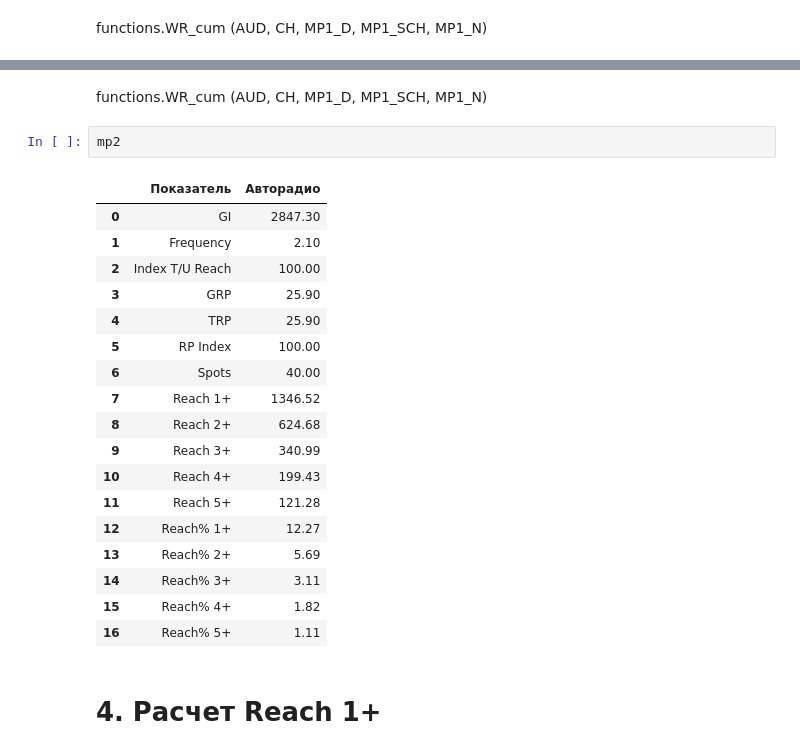
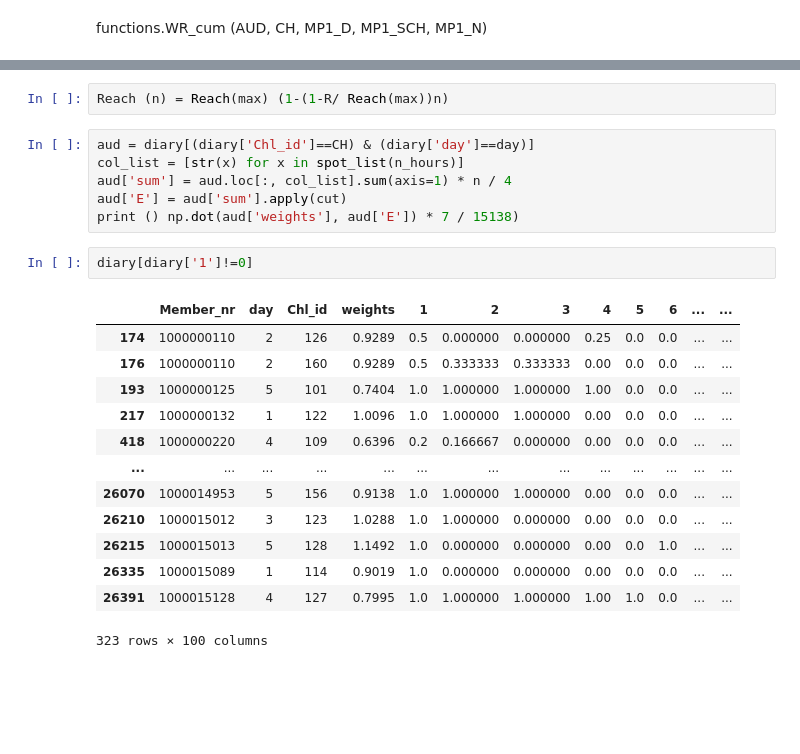
Before and after one commit to EugenePolkov/Radio, a Jupyter notebook: Radio.ipynb, the cells around one changed output, grey strips where cells are left out. Cells and saved outputs as stored; diff of their text form; blank space fills up the shorter version.

Commit message:
Radio (GRP и почти весь Reach)

```diff
--- a/Radio.ipynb
+++ b/Radio.ipynb
@@ -197,25 +313,24 @@ mp2
-# %% [markdown]
-functions.WR_cum (AUD, CH, MP1_D, MP1_SCH, MP1_N)
-# %%
-mp2
-# %% [output]
-|  | Показатель | Авторадио |
-| 0 | GI | 2847.30 |
-| 1 | Frequency | 2.10 |
-| 2 | Index T/U Reach | 100.00 |
-| 3 | GRP | 25.90 |
-| 4 | TRP | 25.90 |
-| 5 | RP Index | 100.00 |
-| 6 | Spots | 40.00 |
-| 7 | Reach 1+ | 1346.52 |
-| 8 | Reach 2+ | 624.68 |
-| 9 | Reach 3+ | 340.99 |
-| 10 | Reach 4+ | 199.43 |
-| 11 | Reach 5+ | 121.28 |
-| 12 | Reach% 1+ | 12.27 |
-| 13 | Reach% 2+ | 5.69 |
-| 14 | Reach% 3+ | 3.11 |
-| 15 | Reach% 4+ | 1.82 |
-| 16 | Reach% 5+ | 1.11 |
-# %% [markdown]
-# 4. Расчет Reach 1+
+# %%
+Reach (n) = Reach(max) (1-(1-R/ Reach(max))n)
+# %%
+aud = diary[(diary['Chl_id']==CH) & (diary['day']==day)]
+col_list = [str(x) for x in spot_list(n_hours)]
+aud['sum'] = aud.loc[:, col_list].sum(axis=1) * n / 4
+aud['E'] = aud['sum'].apply(cut)
+print () np.dot(aud['weights'], aud['E']) * 7 / 15138)
+# %%
+diary[diary['1']!=0]
+# %% [output]
+|  | Member_nr | day | Chl_id | weights | 1 | 2 | 3 | 4 | 5 | 6 | ... | ... |
+| 174 | 1000000110 | 2 | 126 | 0.9289 | 0.5 | 0.000000 | 0.000000 | 0.25 | 0.0 | 0.0 | ... | ... |
+| 176 | 1000000110 | 2 | 160 | 0.9289 | 0.5 | 0.333333 | 0.333333 | 0.00 | 0.0 | 0.0 | ... | ... |
+| 193 | 1000000125 | 5 | 101 | 0.7404 | 1.0 | 1.000000 | 1.000000 | 1.00 | 0.0 | 0.0 | ... | ... |
+| 217 | 1000000132 | 1 | 122 | 1.0096 | 1.0 | 1.000000 | 1.000000 | 0.00 | 0.0 | 0.0 | ... | ... |
+| 418 | 1000000220 | 4 | 109 | 0.6396 | 0.2 | 0.166667 | 0.000000 | 0.00 | 0.0 | 0.0 | ... | ... |
+| ... | ... | ... | ... | ... | ... | ... | ... | ... | ... | ... | ... | ... |
+| 26070 | 1000014953 | 5 | 156 | 0.9138 | 1.0 | 1.000000 | 1.000000 | 0.00 | 0.0 | 0.0 | ... | ... |
+| 26210 | 1000015012 | 3 | 123 | 1.0288 | 1.0 | 1.000000 | 0.000000 | 0.00 | 0.0 | 0.0 | ... | ... |
+| 26215 | 1000015013 | 5 | 128 | 1.1492 | 1.0 | 0.000000 | 0.000000 | 0.00 | 0.0 | 1.0 | ... | ... |
+| 26335 | 1000015089 | 1 | 114 | 0.9019 | 1.0 | 0.000000 | 0.000000 | 0.00 | 0.0 | 0.0 | ... | ... |
+| 26391 | 1000015128 | 4 | 127 | 0.7995 | 1.0 | 1.000000 | 1.000000 | 1.00 | 1.0 | 0.0 | ... | ... |
+323 rows × 100 columns
```
Also changed, not shown: parts of 37 cells of this notebook, 4 other files.
